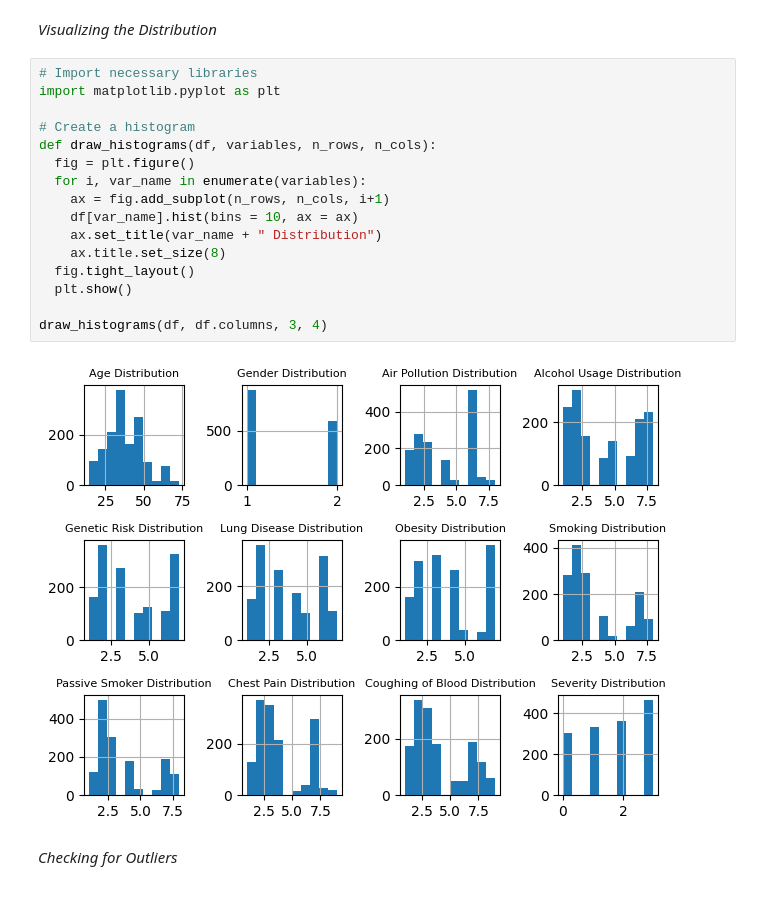
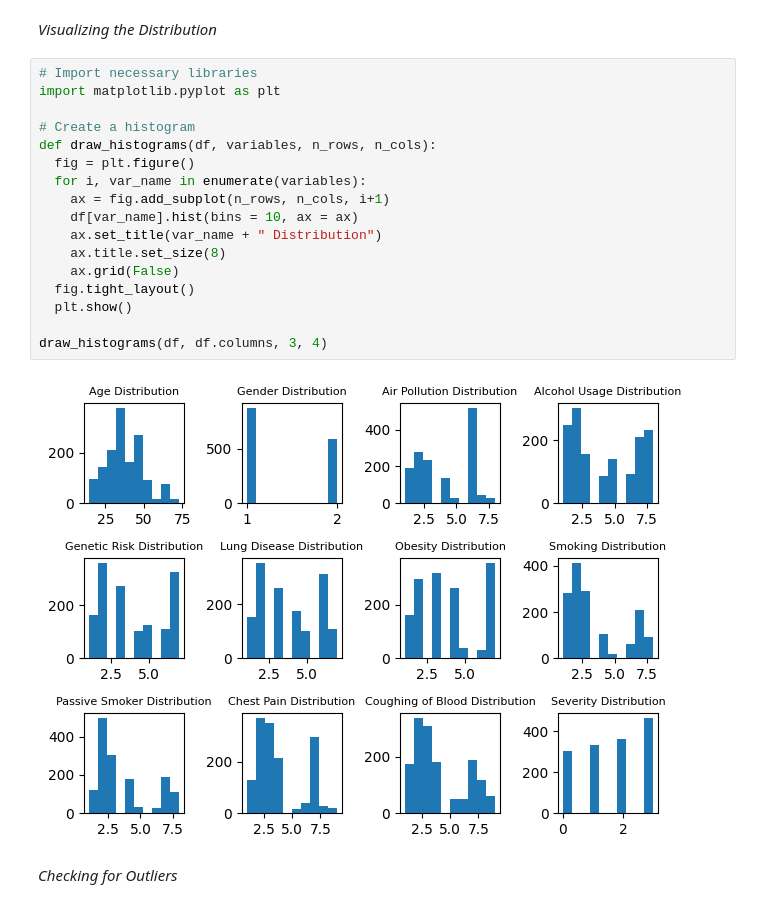
Before and after one commit to andysontran/health-factors-ml-pred, a Jupyter notebook: 2_CHL5230_F23.ipynb, the cells around one changed output. Cells and saved outputs as stored; diff of their text form.

```diff
--- a/2_CHL5230_F23.ipynb
+++ b/2_CHL5230_F23.ipynb
@@ -95,21 +95,22 @@ dtype: int64
 # %%
 # Import necessary libraries
 import matplotlib.pyplot as plt
 
 # Create a histogram
 def draw_histograms(df, variables, n_rows, n_cols):
   fig = plt.figure()
   for i, var_name in enumerate(variables):
     ax = fig.add_subplot(n_rows, n_cols, i+1)
     df[var_name].hist(bins = 10, ax = ax)
     ax.set_title(var_name + " Distribution")
     ax.title.set_size(8)
+    ax.grid(False)
   fig.tight_layout()
   plt.show()
 
 draw_histograms(df, df.columns, 3, 4)
 # %% [output]
-[figure, old version]
+[figure, new version]
 # %% [markdown]
 *Checking for Outliers*
 # %%
```
Also changed, not shown: parts of 6 cells of this notebook.
